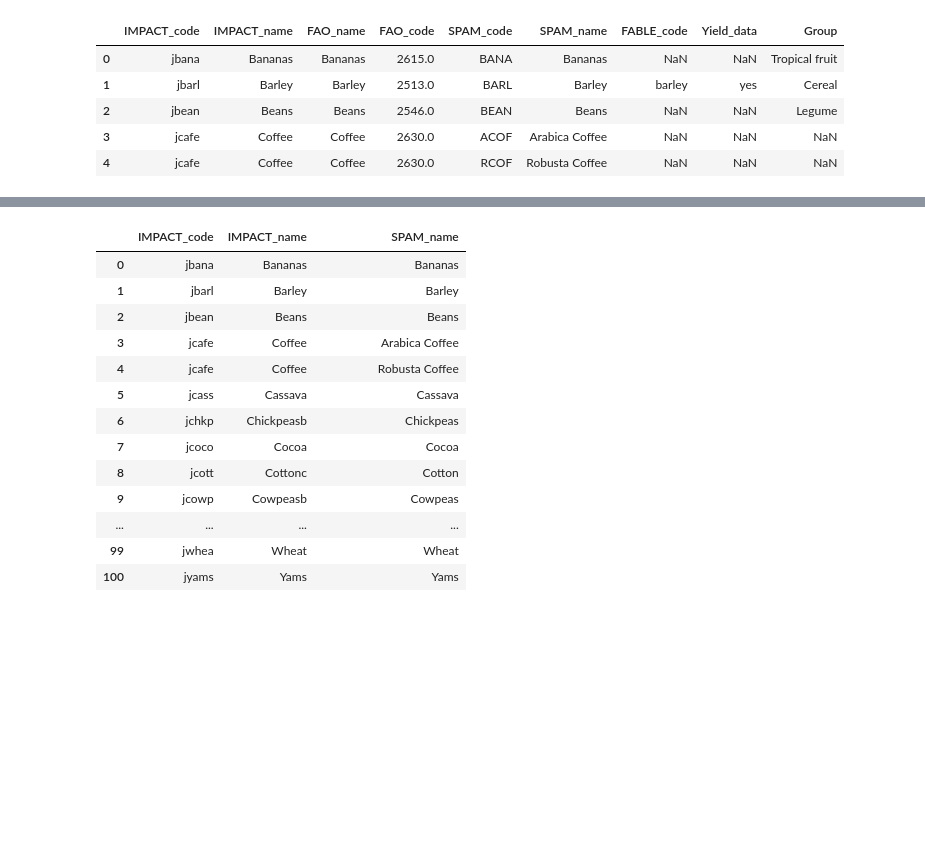
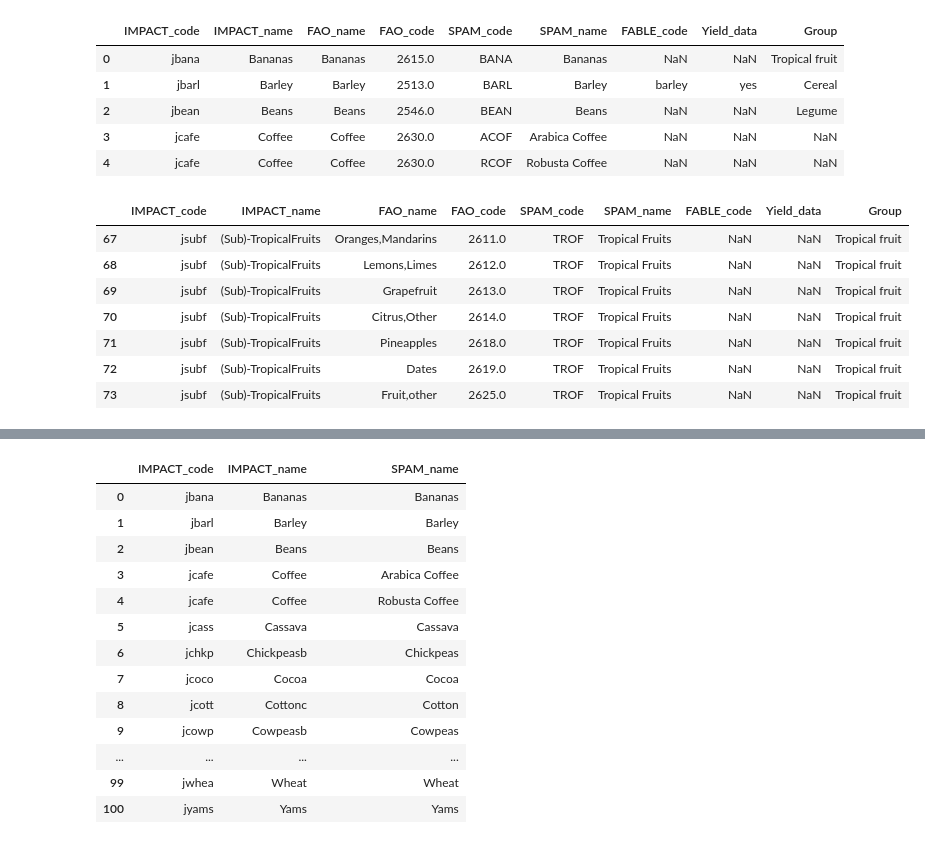
Before and after one commit to shrutijain90/future_food_scenarios, a Jupyter notebook: future_trade/data_inputs/dietary_scenarios.ipynb, the cells around one changed output, grey strips where cells are left out. Drawn from its saved outputs; the diff is of its cells as text; code cells hidden in the pictures; blank space fills up the shorter version.

```diff
--- a/future_trade/data_inputs/dietary_scenarios.ipynb
+++ b/future_trade/data_inputs/dietary_scenarios.ipynb
@@ -329,5 +336,5 @@ cons.to_csv('../../RA/Data/Future_production_demand_data/demand_scn.csv', index=
 # %%
-crop_conversion = pd.read_csv('../../RA/Data/Crop_conversion/crop_correspondance_tables_output.csv')
+crop_conversion = pd.read_csv('../../OPSIS/Data/Crop_conversion/crop_correspondance_tables_output.csv')
 # %%
 crop_conversion.head()
 # %% [output]
@@ -337,3 +344,14 @@ crop_conversion.head()
 | 2 | jbean | Beans | Beans | 2546.0 | BEAN | Beans | NaN | NaN | Legume |
 | 3 | jcafe | Coffee | Coffee | 2630.0 | ACOF | Arabica Coffee | NaN | NaN | NaN |
 | 4 | jcafe | Coffee | Coffee | 2630.0 | RCOF | Robusta Coffee | NaN | NaN | NaN |
+# %%
+crop_conversion[crop_conversion['IMPACT_name']=='(Sub)-TropicalFruits']
+# %% [output]
+|  | IMPACT_code | IMPACT_name | FAO_name | FAO_code | SPAM_code | SPAM_name | FABLE_code | Yield_data | Group |
+| 67 | jsubf | (Sub)-TropicalFruits | Oranges,Mandarins | 2611.0 | TROF | Tropical Fruits | NaN | NaN | Tropical fruit |
+| 68 | jsubf | (Sub)-TropicalFruits | Lemons,Limes | 2612.0 | TROF | Tropical Fruits | NaN | NaN | Tropical fruit |
+| 69 | jsubf | (Sub)-TropicalFruits | Grapefruit | 2613.0 | TROF | Tropical Fruits | NaN | NaN | Tropical fruit |
+| 70 | jsubf | (Sub)-TropicalFruits | Citrus,Other | 2614.0 | TROF | Tropical Fruits | NaN | NaN | Tropical fruit |
+| 71 | jsubf | (Sub)-TropicalFruits | Pineapples | 2618.0 | TROF | Tropical Fruits | NaN | NaN | Tropical fruit |
+| 72 | jsubf | (Sub)-TropicalFruits | Dates | 2619.0 | TROF | Tropical Fruits | NaN | NaN | Tropical fruit |
+| 73 | jsubf | (Sub)-TropicalFruits | Fruit,other | 2625.0 | TROF | Tropical Fruits | NaN | NaN | Tropical fruit |
```
Also changed, not shown: parts of 7 cells of this notebook, 4 other files.
